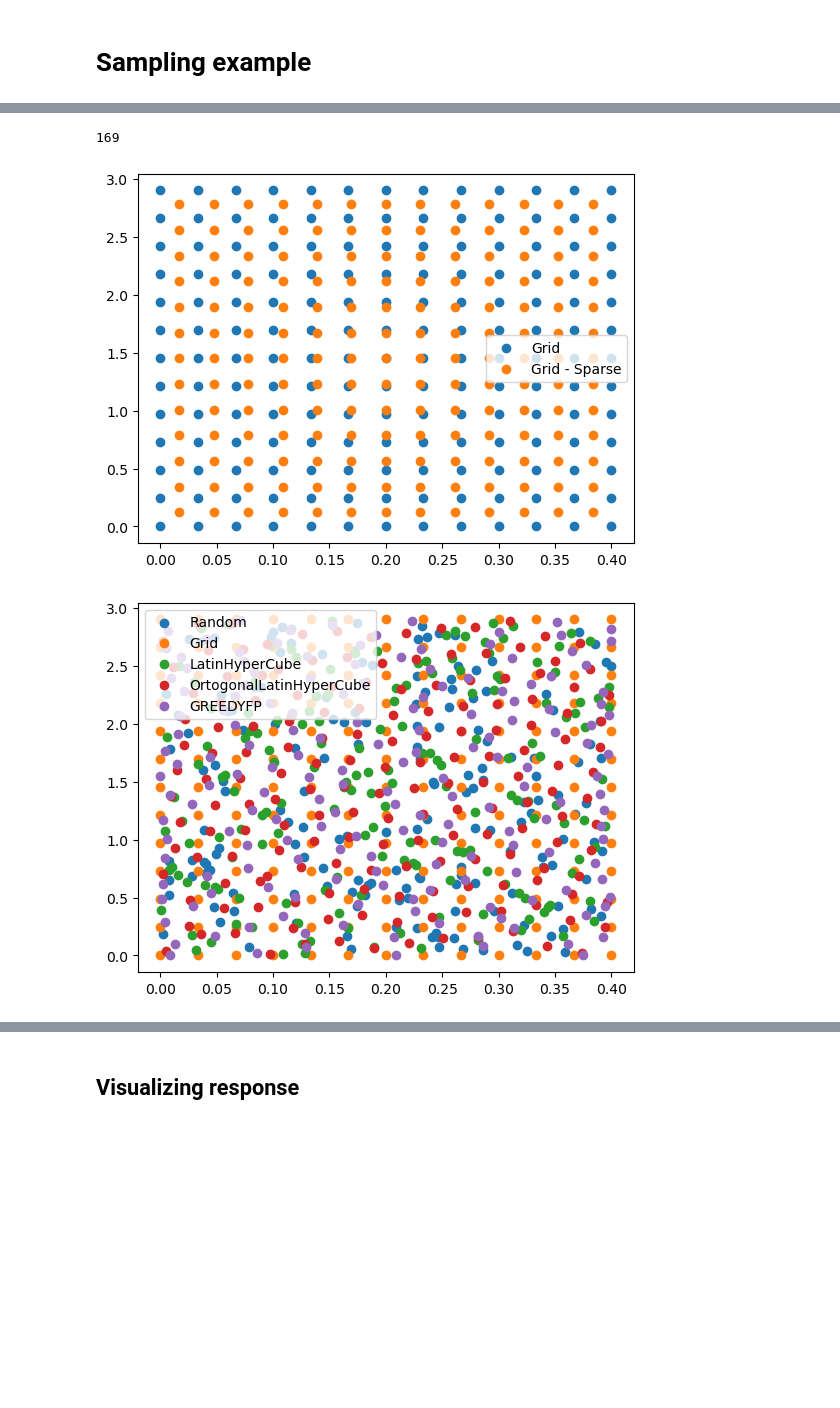
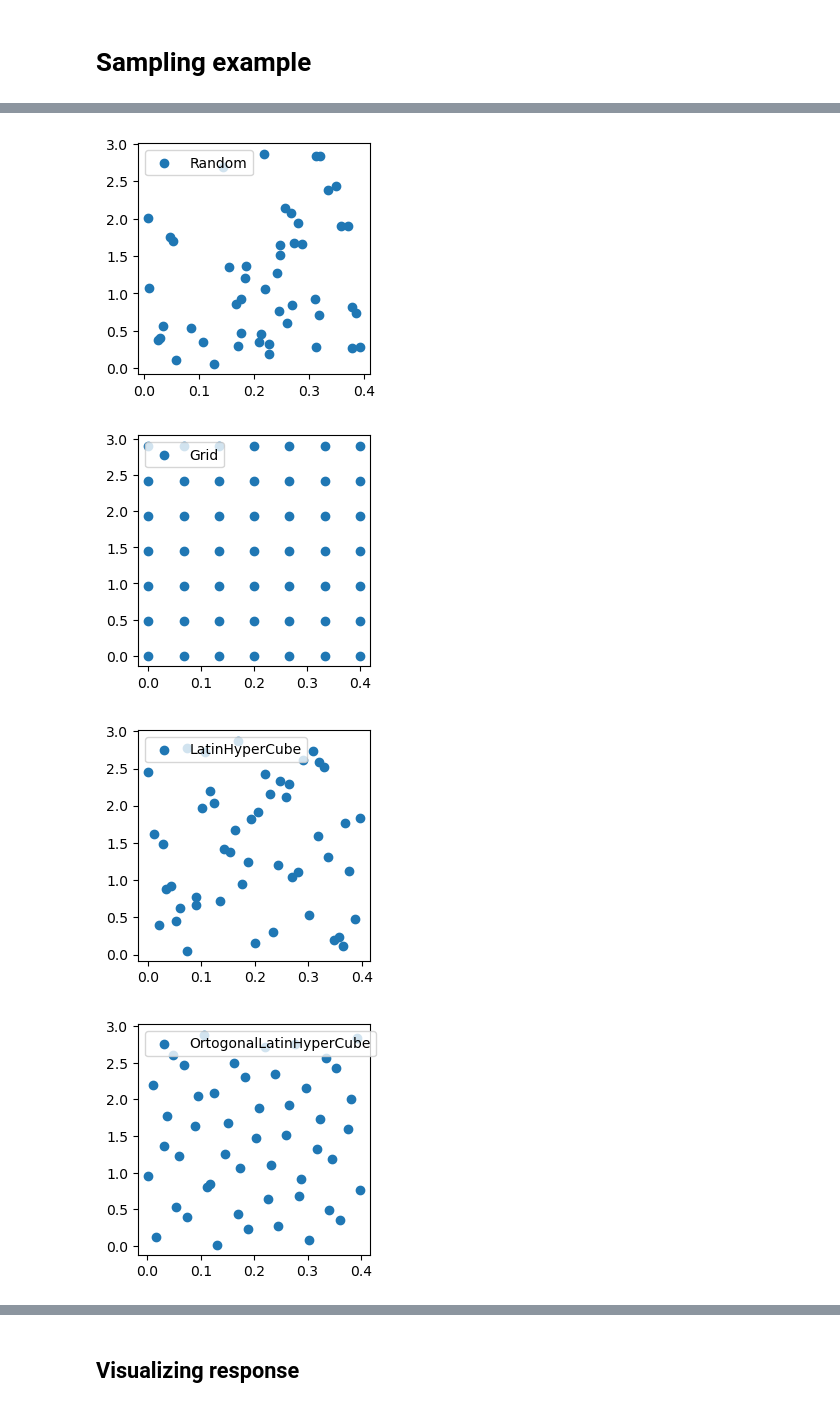
Before and after one commit to darkraisisi/sampling_hillslope_surrogate, a Jupyter notebook: experiments.ipynb, the cells around one changed output, grey strips where cells are left out. Drawn from its saved outputs; the diff is of its cells as text; code cells hidden in the pictures; blank space fills up the shorter version.

```diff
--- a/experiments.ipynb
+++ b/experiments.ipynb
@@ -35,36 +57,22 @@ sq = int(np.sqrt(prime))
 # %%
 # All sampling methods instances you want to test.
 sampling_methods = [Random, Grid, LatinHyperCube, OrtogonalLatinHyperCube, GREEDYFP]
-# %%
-n_samples = prime*prime
-# Minimal model testing
-g = 1.78
-B_lim, D_lim = 2.9, 0.4
-bounds = [(0, D_lim), (0, B_lim)]
-n_samples
-# %% [output]
-169
-# %%
-D_grid_fill, B_grid_fill = Grid.sample_stack(bounds, 169, edge_bound=True)
-plt.scatter(D_grid_fill, B_grid_fill, label="Grid")
-x, y = Grid.sample_stack(bounds, 169, edge_bound=False)
-plt.scatter(x,y, label="Grid - Sparse")
-plt.legend()
-plt.show()
-# %% [output]
-[figure, removed]
 # %%
 # fig, ax = plt.subplots(len(sampling_methods), 1, figsize=(8, len(sampling_methods)*6))
 # for i, method in enumerate(sampling_methods):
 #     x, y = method.sample_stack(bounds, 121)
 #     ax[i].scatter(x,y, label=method.__name__)
 #     ax[i].legend()
 # plt.show()
 
 for i, method in enumerate(sampling_methods):
-    x, y = method.sample_stack(bounds, 169)
+    x, y = method.sample_stack(bounds, 49)
+    plt.figure(figsize=(3,3))
     plt.scatter(x,y, label=method.__name__)
-plt.legend()
-plt.show()
+    plt.legend(loc='upper left')
+    plt.show()
 # %% [output]
-[figure, old version]
+[figure, new version]
+[figure, added]
+[figure, added]
+[figure, added]
```
Also changed, not shown: parts of 7 cells of this notebook, 8 other files.
